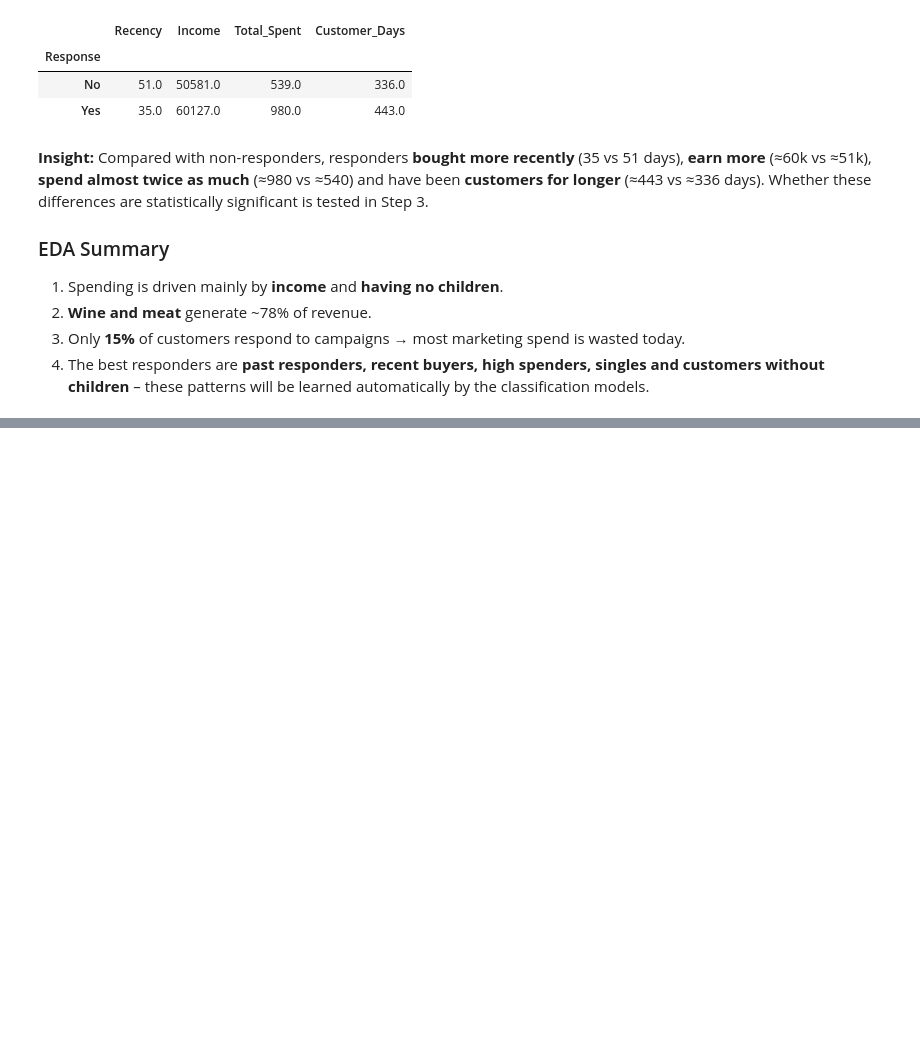
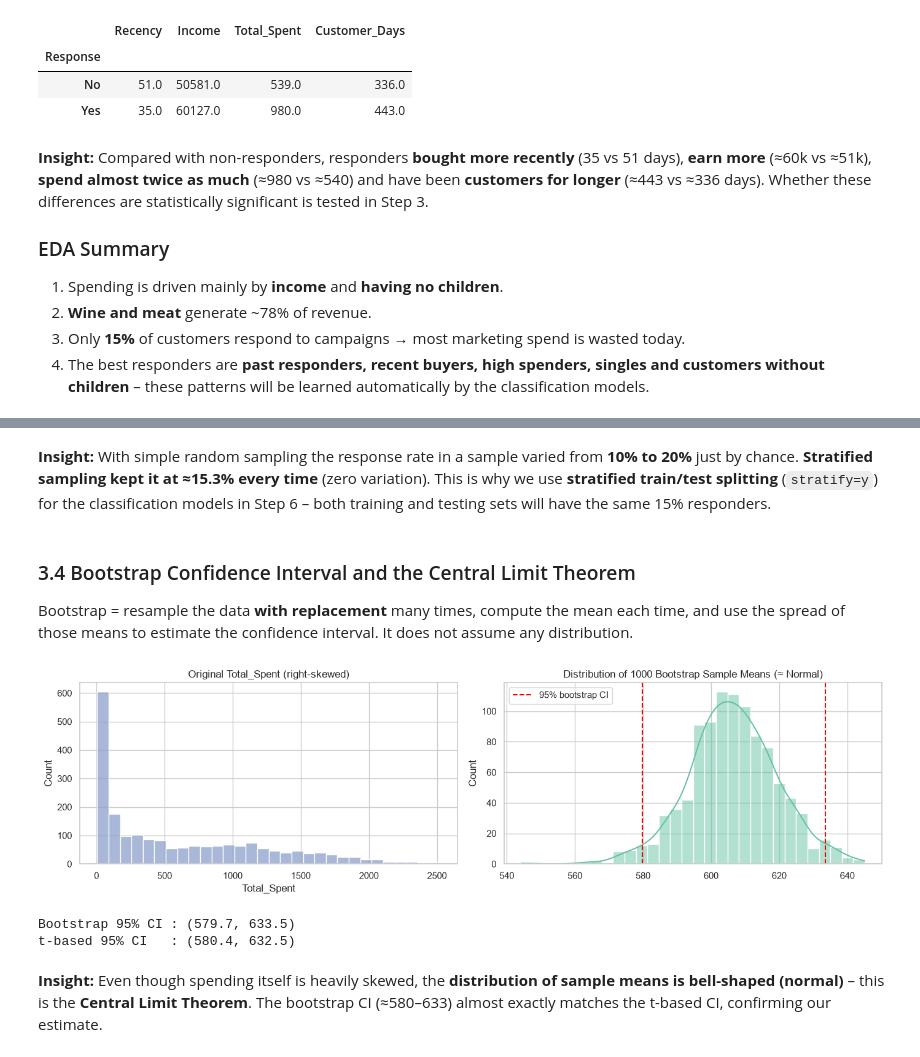
Before and after one commit to manasvigohil28/Customer-Segmentation-Campaign-Optimization, a Jupyter notebook: notebooks/analysis.ipynb, the cells around one changed output, grey strips where cells are left out. Cells and saved outputs as stored; diff of their text form; code cells hidden in the pictures; blank space fills up the shorter version.

```diff
--- a/notebooks/analysis.ipynb
+++ b/notebooks/analysis.ipynb
@@ -342,0 +453,26 @@ df.groupby("Response")[["Recency", "Income", "Total_Spent", "Customer_Days"]].me
+# %% [markdown]
+**Insight:** With simple random sampling the response rate in a sample varied from **10% to 20%** just by chance. **Stratified sampling kept it at ≈15.3% every time** (zero variation). This is why we use **stratified train/test splitting** (`stratify=y`) for the classification models in Step 6 – both training and testing sets will have the same 15% responders.
+# %% [markdown]
+### 3.4 Bootstrap Confidence Interval and the Central Limit Theorem
+Bootstrap = resample the data **with replacement** many times, compute the mean each time, and use the spread of those means to estimate the confidence interval. It does not assume any distribution.
+# %%
+boot_means = [df["Total_Spent"].sample(len(df), replace=True, random_state=i).mean() for i in range(1000)]
+b_lo, b_hi = np.percentile(boot_means, [2.5, 97.5])
+
+fig, ax = plt.subplots(1, 2, figsize=(14, 4))
+sns.histplot(df["Total_Spent"], bins=30, ax=ax[0], color="#8da0cb")
+ax[0].set_title("Original Total_Spent (right-skewed)")
+sns.histplot(boot_means, bins=30, kde=True, ax=ax[1], color="#66c2a5")
+ax[1].axvline(b_lo, color="red", ls="--"); ax[1].axvline(b_hi, color="red", ls="--", label="95% bootstrap CI")
+ax[1].set_title("Distribution of 1000 Bootstrap Sample Means (≈ Normal)"); ax[1].legend()
+save("14_bootstrap_clt"); plt.show()
+
+t_mean, t_lo, t_hi = mean_ci(df["Total_Spent"])
+print(f"Bootstrap 95% CI : ({b_lo:.1f}, {b_hi:.1f})")
+print(f"t-based 95% CI   : ({t_lo:.1f}, {t_hi:.1f})")
+# %% [output]
+[figure, added]
+Bootstrap 95% CI : (579.7, 633.5)
+t-based 95% CI   : (580.4, 632.5)
+# %% [markdown]
+**Insight:** Even though spending itself is heavily skewed, the **distribution of sample means is bell-shaped (normal)** – this is the **Central Limit Theorem**. The bootstrap CI (≈580–633) almost exactly matches the t-based CI, confirming our estimate.
```
Also changed, not shown: parts of 18 cells of this notebook, 4 other files.
